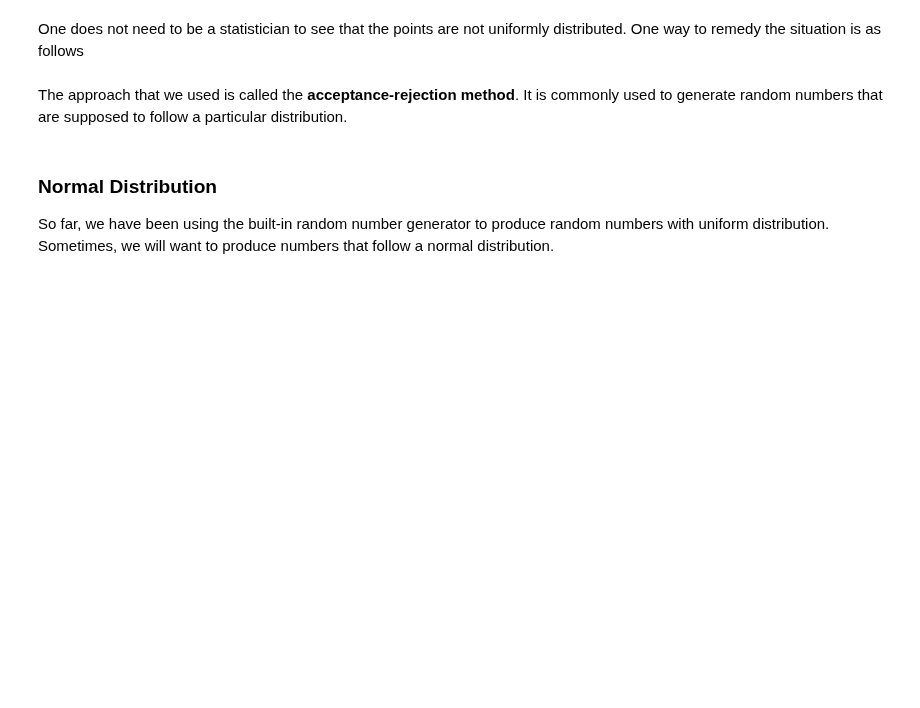
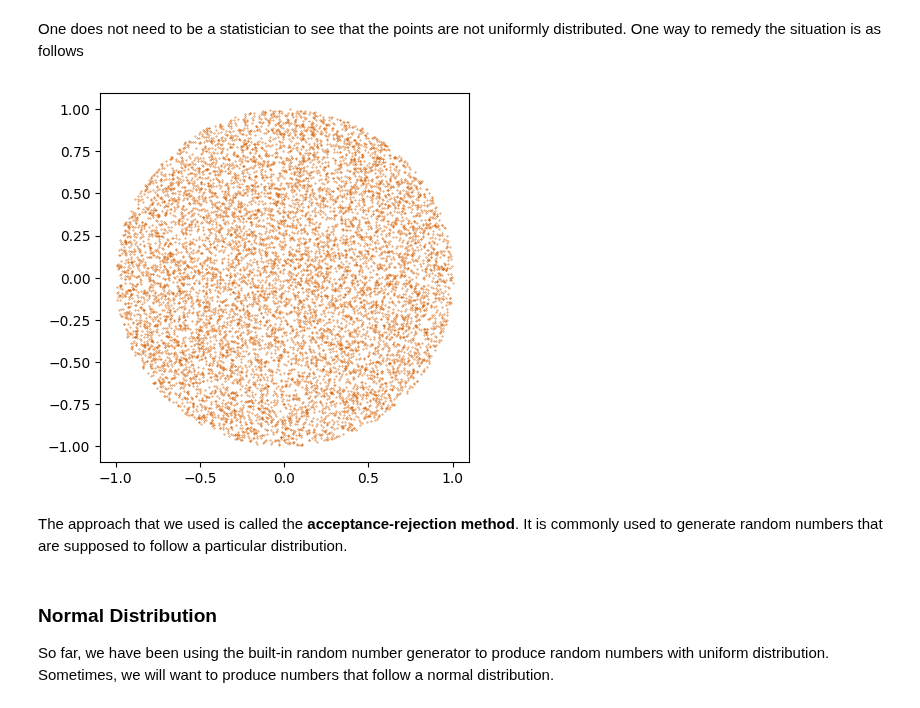
Before and after one commit to vibilanj/cmps, a Jupyter notebook: workshop/W6_Generation_of_Random_Numbers_S.ipynb, the cells around one changed output. Cells and saved outputs as stored; diff of their text form; code cells hidden in the pictures; blank space fills up the shorter version.

```diff
--- a/workshop/W6_Generation_of_Random_Numbers_S.ipynb
+++ b/workshop/W6_Generation_of_Random_Numbers_S.ipynb
@@ -25,5 +40,24 @@ Consider a circle of radius $r$. For whatever reason, we want to deposit uniform
 # %% [markdown]
 One does not need to be a statistician to see that the points are not uniformly distributed. One way to remedy the situation is as follows
+# %%
+nPts = 10000
+pos = np.array([[0.0, 0.0]] * nPts)
+radius = 1
+
+for i in range(0, nPts):
+    x = 2 * radius
+    y = 2 * radius
+
+    while np.sqrt(x ** 2 + y ** 2) > radius :
+        x = radius * (2 * np.random.random() - 1)
+        y = radius * (2 * np.random.random() - 1)
+    pos[i] = np.array([x, y])
+
+fig, ax = plt.subplots()
+ax.scatter(pos[:,0], pos[:,1], color = CF_vermillion, s = 0.1)
+ax.set_aspect("equal")
+# %% [output]
+[figure, added]
 # %% [markdown]
 The approach that we used is called the **acceptance-rejection method**. It is commonly used to generate random numbers that are supposed to follow a particular distribution.
 # %% [markdown]
```
Also changed, not shown: parts of 3 cells of this notebook.
